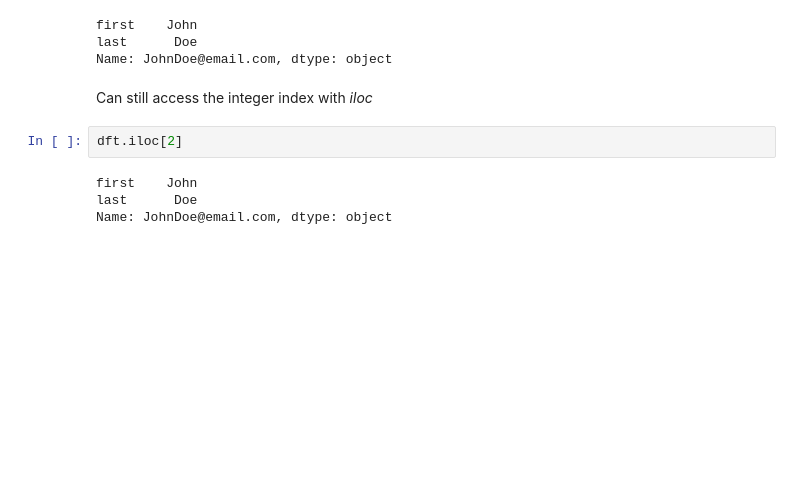
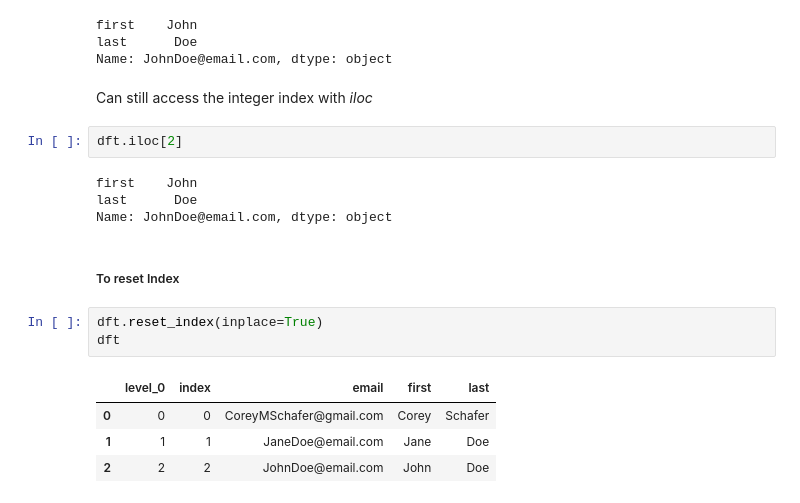
Before and after one commit to innovinitylabs/pandas-notes-corey-schaffer, a Jupyter notebook: 03-Indexes-Set_reset_use.ipynb, the cells around one changed output. Saved outputs shown, nothing was run; the diff lists cells and outputs as text; blank space fills up the shorter version.

```diff
--- a/03-Indexes-Set_reset_use.ipynb
+++ b/03-Indexes-Set_reset_use.ipynb
@@ -70,3 +70,13 @@ dft.iloc[2]
 first    John
 last      Doe
 Name: JohnDoe@email.com, dtype: object
+# %% [markdown]
+##### To reset Index
+# %%
+dft.reset_index(inplace=True)
+dft
+# %% [output]
+|  | level_0 | index | email | first | last |
+| 0 | 0 | 0 | CoreyMSchafer@gmail.com | Corey | Schafer |
+| 1 | 1 | 1 | JaneDoe@email.com | Jane | Doe |
+| 2 | 2 | 2 | JohnDoe@email.com | John | Doe |
```
Also changed, not shown: parts of 18 cells of this notebook.
